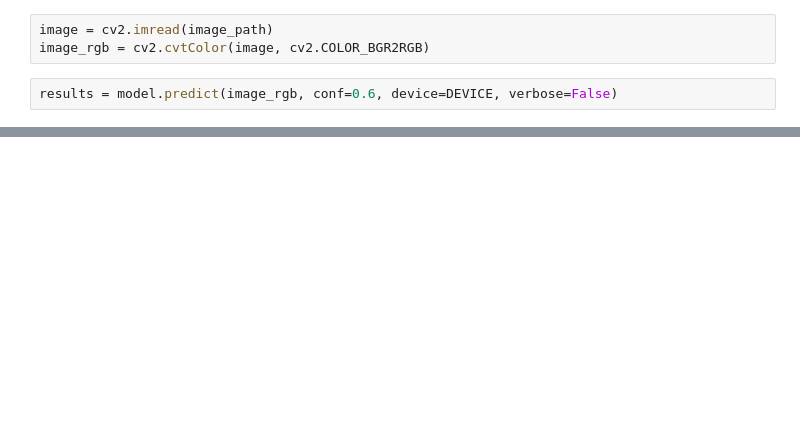
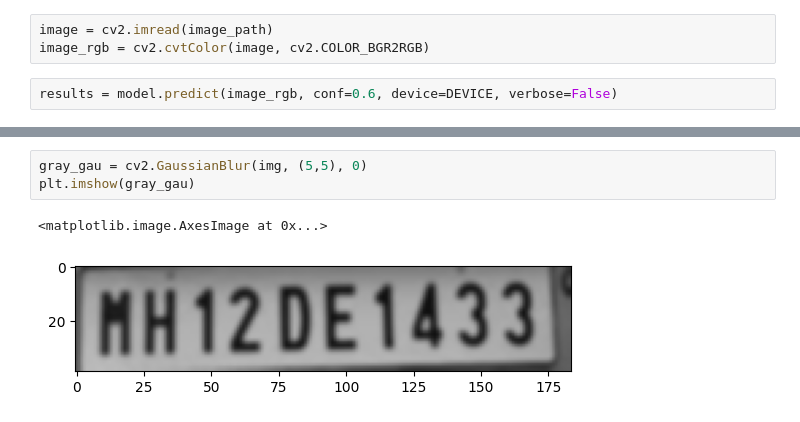
Before and after one commit to Vinayak-Marar/license_plate_detection, a Jupyter notebook: ocr.ipynb, the cells around one changed output, grey strips where cells are left out. Cells and saved outputs as stored; diff of their text form; blank space fills up the shorter version.

```diff
--- a/ocr.ipynb
+++ b/ocr.ipynb
@@ -71,0 +73,6 @@ plt.show()
+# %%
+gray_gau = cv2.GaussianBlur(img, (5,5), 0)
+plt.imshow(gray_gau)
+# %% [output]
+<matplotlib.image.AxesImage at 0x...>
+[figure, added]
```
Also changed, not shown: parts of 32 cells of this notebook, 5 other files.
